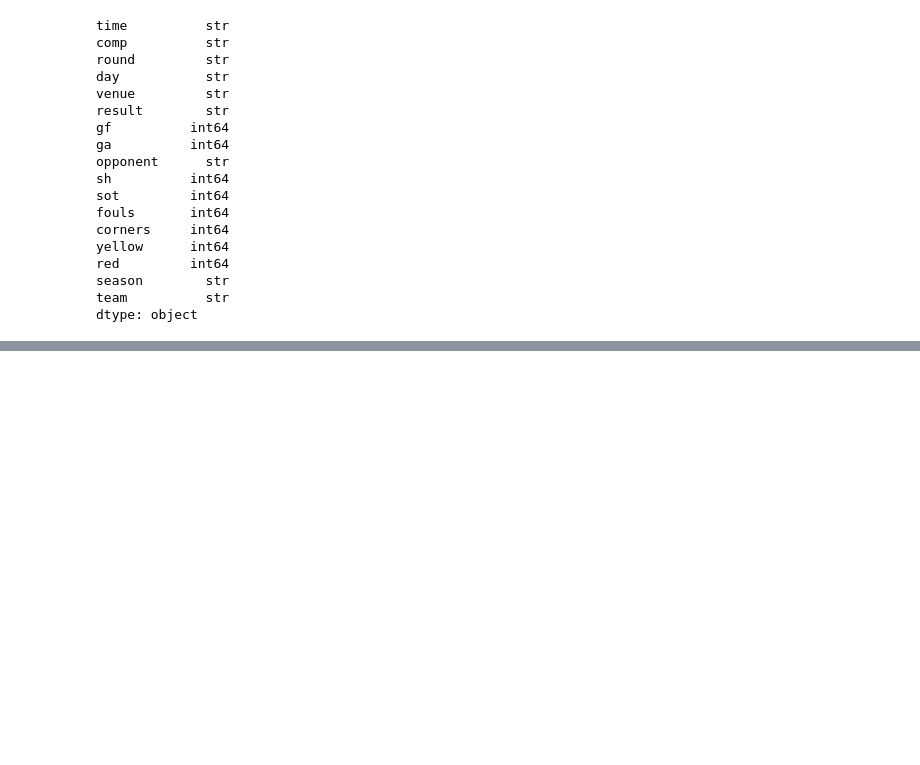
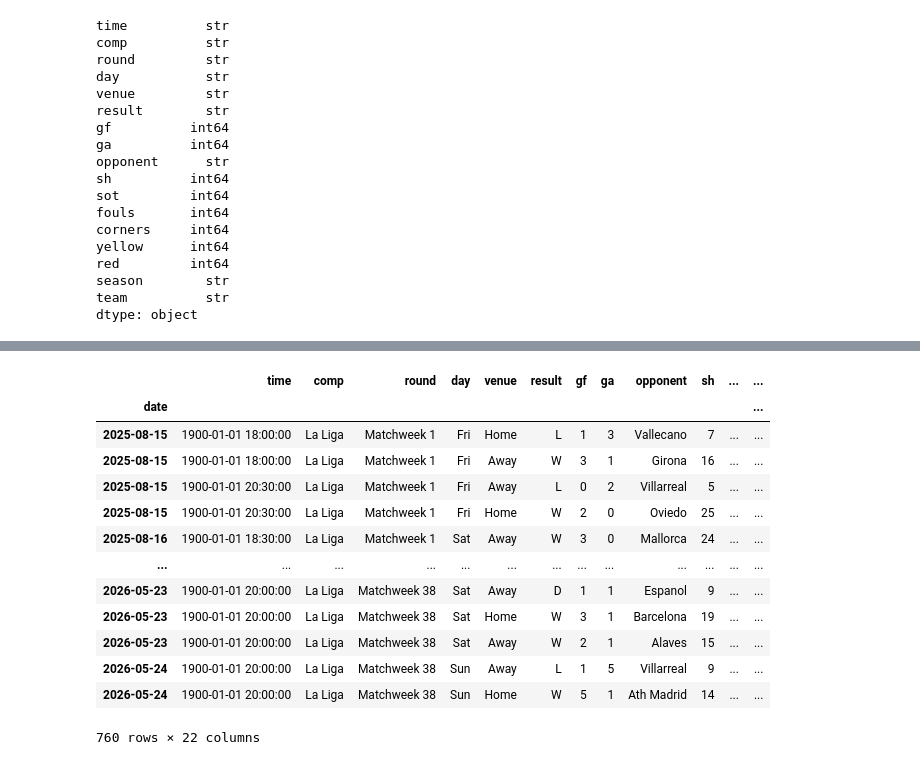
Before and after one commit to mmartinezvaras/MLpartidosPremier, a Jupyter notebook: Partidos.ipynb, the cells around one changed output, grey strips where cells are left out. Cells and saved outputs as stored; diff of their text form; code cells hidden in the pictures; blank space fills up the shorter version.

```diff
--- a/Partidos.ipynb
+++ b/Partidos.ipynb
@@ -179,0 +175,18 @@ matches
+# %%
+matches["target"] = (matches["result"] == "W").astype(int)
+matches
+# %% [output]
+|  | time | comp | round | day | venue | result | gf | ga | opponent | sh | ... | ... |
+| date |  |  |  |  |  |  |  |  |  |  |  | ... |
+| 2025-08-15 | 1900-01-01 18:00:00 | La Liga | Matchweek 1 | Fri | Home | L | 1 | 3 | Vallecano | 7 | ... | ... |
+| 2025-08-15 | 1900-01-01 18:00:00 | La Liga | Matchweek 1 | Fri | Away | W | 3 | 1 | Girona | 16 | ... | ... |
+| 2025-08-15 | 1900-01-01 20:30:00 | La Liga | Matchweek 1 | Fri | Away | L | 0 | 2 | Villarreal | 5 | ... | ... |
+| 2025-08-15 | 1900-01-01 20:30:00 | La Liga | Matchweek 1 | Fri | Home | W | 2 | 0 | Oviedo | 25 | ... | ... |
+| 2025-08-16 | 1900-01-01 18:30:00 | La Liga | Matchweek 1 | Sat | Away | W | 3 | 0 | Mallorca | 24 | ... | ... |
+| ... | ... | ... | ... | ... | ... | ... | ... | ... | ... | ... | ... | ... |
+| 2026-05-23 | 1900-01-01 20:00:00 | La Liga | Matchweek 38 | Sat | Away | D | 1 | 1 | Espanol | 9 | ... | ... |
+| 2026-05-23 | 1900-01-01 20:00:00 | La Liga | Matchweek 38 | Sat | Home | W | 3 | 1 | Barcelona | 19 | ... | ... |
+| 2026-05-23 | 1900-01-01 20:00:00 | La Liga | Matchweek 38 | Sat | Away | W | 2 | 1 | Alaves | 15 | ... | ... |
+| 2026-05-24 | 1900-01-01 20:00:00 | La Liga | Matchweek 38 | Sun | Away | L | 1 | 5 | Villarreal | 9 | ... | ... |
+| 2026-05-24 | 1900-01-01 20:00:00 | La Liga | Matchweek 38 | Sun | Home | W | 5 | 1 | Ath Madrid | 14 | ... | ... |
+760 rows × 22 columns
```
Also changed, not shown: parts of 12 cells of this notebook.
